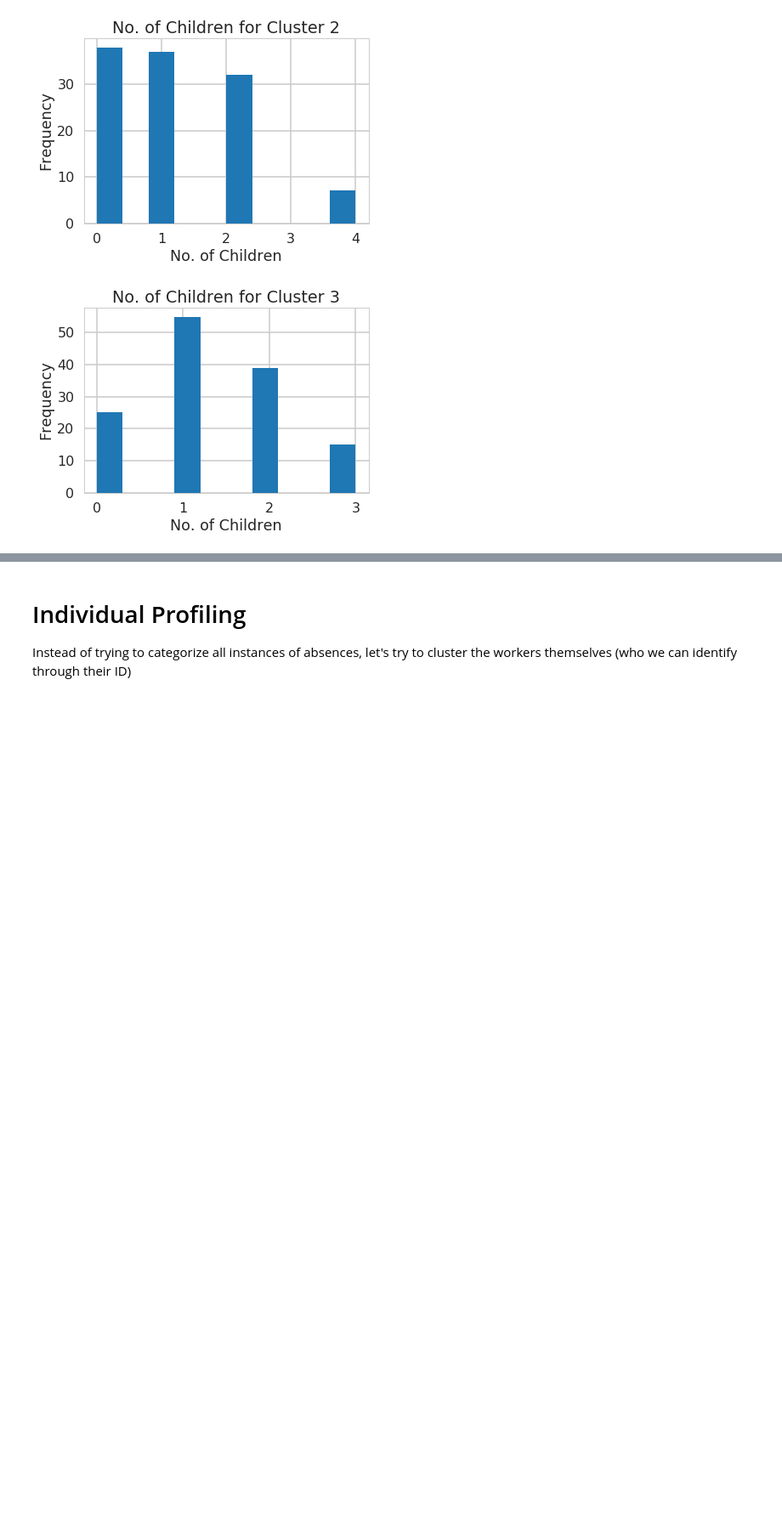
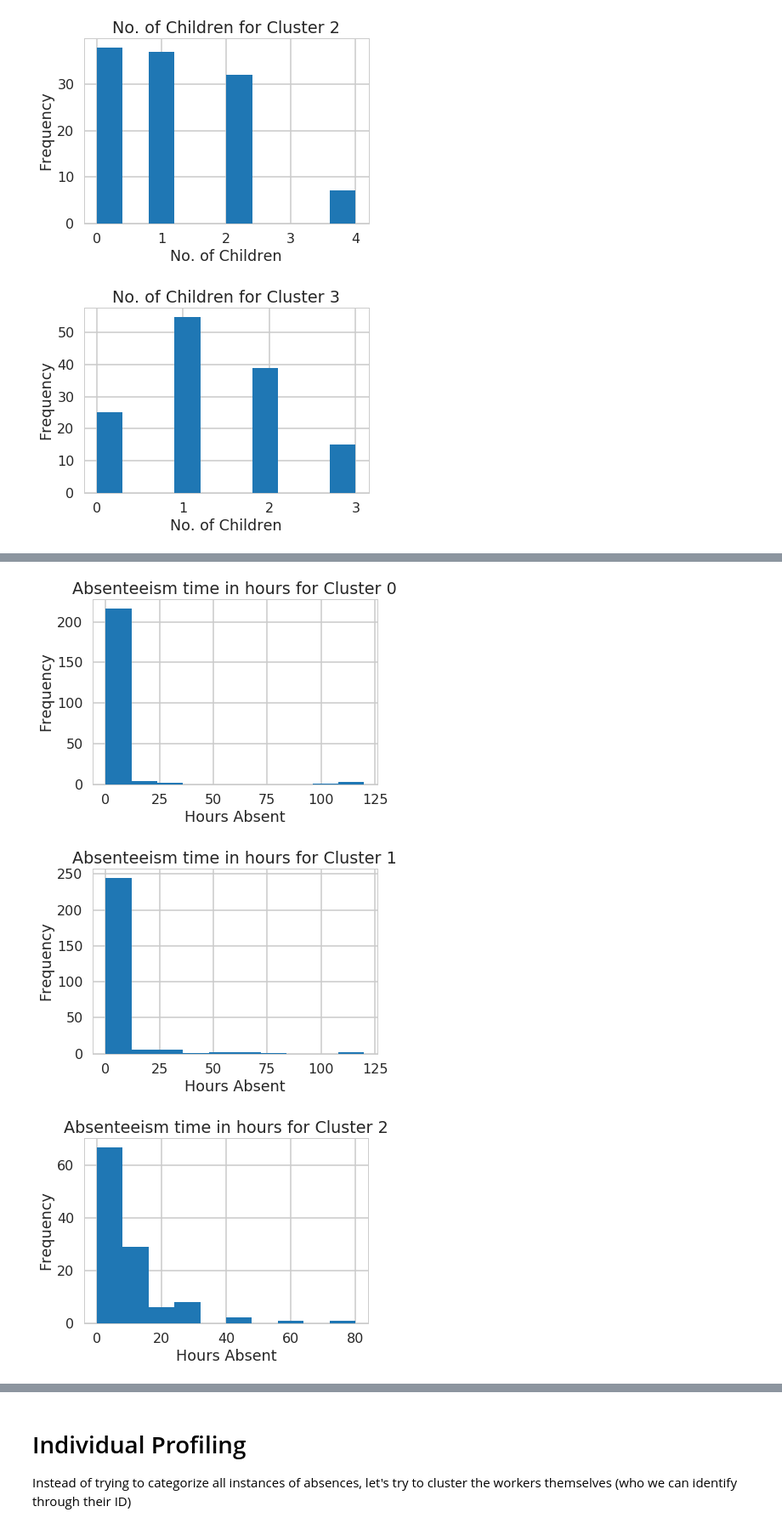
Before and after one commit to liu10andrew/Absentee_profiling, a Jupyter notebook: Absentee Profiling.ipynb, the cells around one changed output, grey strips where cells are left out. Shown: that part at 85% size. Drawn from its saved outputs; the diff is of its cells as text; code cells hidden in the pictures; blank space fills up the shorter version.

```diff
--- a/Absentee Profiling.ipynb
+++ b/Absentee Profiling.ipynb
@@ -423,0 +436,11 @@ for val in sorted(absences.labels.unique()):
+# %%
+for val in sorted(absences.labels.unique()):
+    plt.figure()
+    plt.xlabel('Hours Absent')
+    plt.ylabel('Frequency')
+    plt.title('Absenteeism time in hours for Cluster %s' %val)
+    plt.hist(absences[absences['labels']==val]['Absenteeism time in hours'])
+# %% [output]
+[figure, added]
+[figure, added]
+[figure, added]
```
Also changed, not shown: parts of 5 cells of this notebook.
